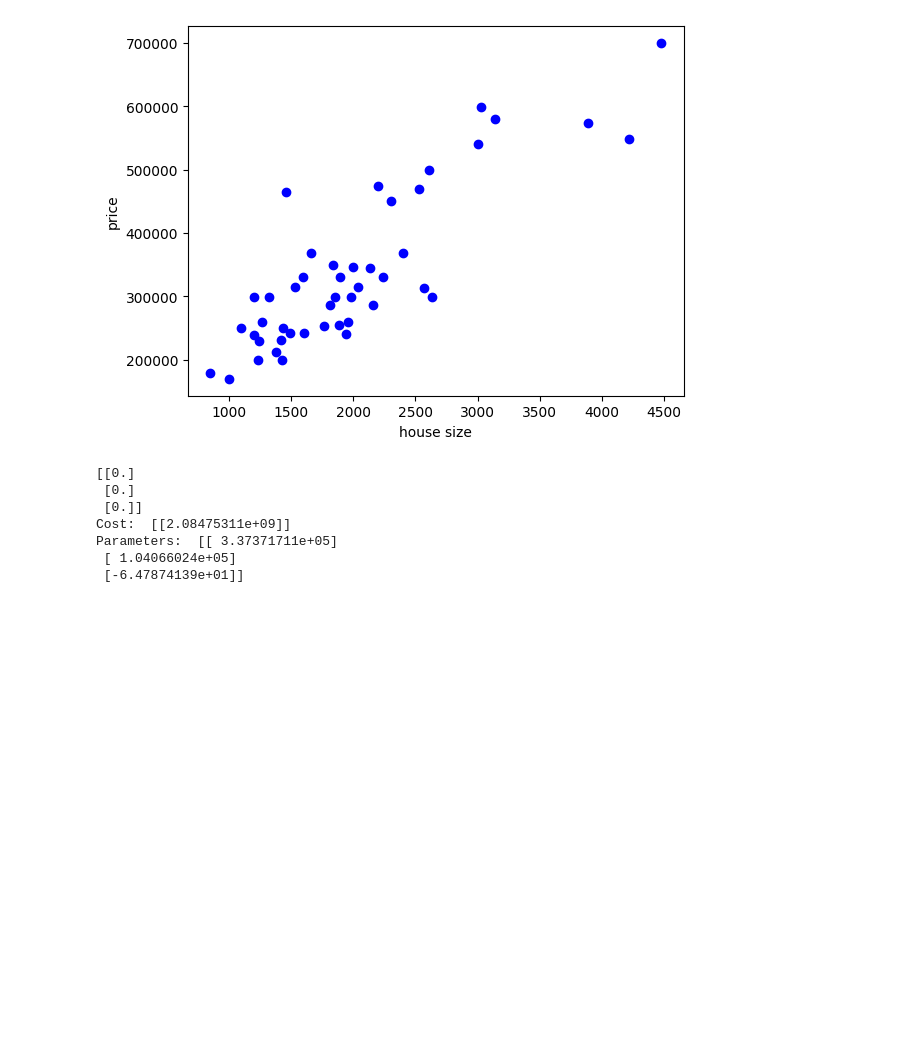
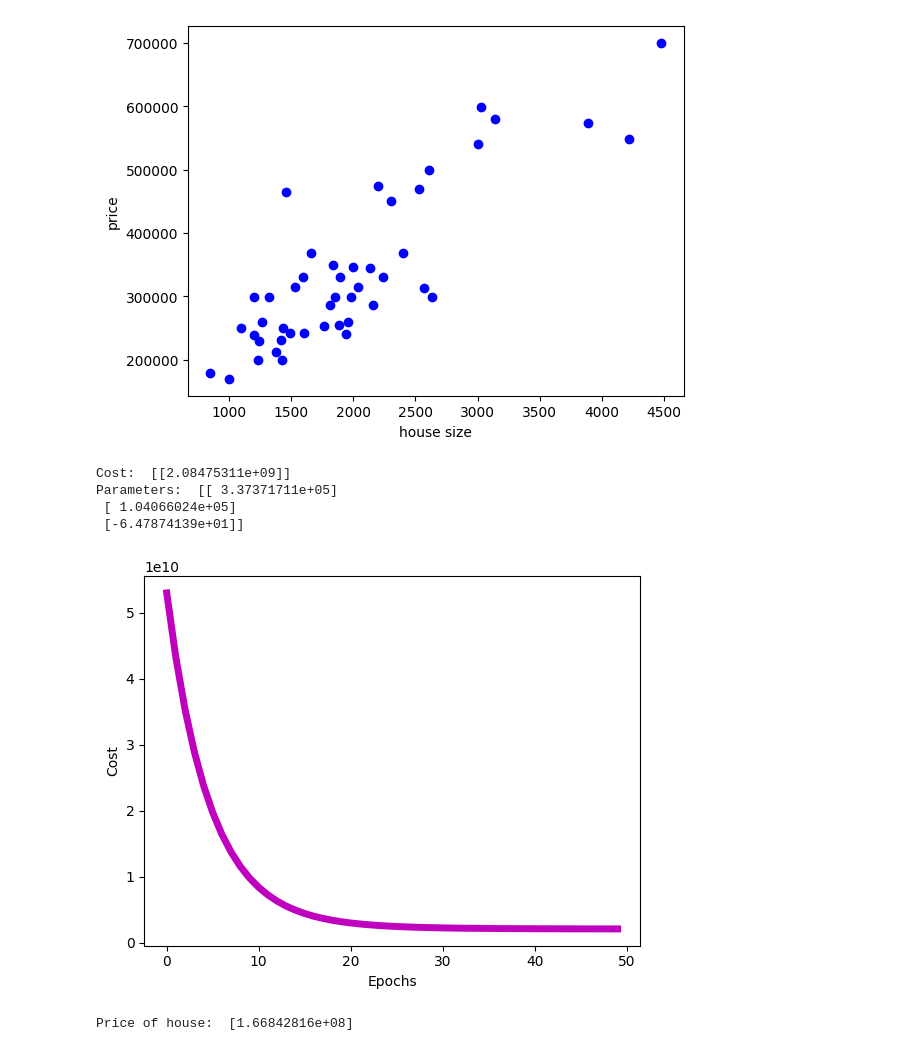
Before and after one commit to AndrewChang-cpu/Deep-Learning-Playground, a Jupyter notebook: ML/linearRegression.ipynb, the cells around one changed output. Cells and saved outputs as stored; diff of their text form; code cells hidden in the pictures; blank space fills up the shorter version.

Commit message:
Added remaining boilerplate code. Created function for plotting prediction line.

```diff
--- a/ML/linearRegression.ipynb
+++ b/ML/linearRegression.ipynb
@@ -41,21 +65,33 @@ def gradient_descent(x, y, theta, learning_rate=0.1, num_epochs=10):
 # %%
 x,y = load_data("house_price_data.txt")
 y = np.reshape(y, (46,1))
 x = np.hstack((np.ones((x.shape[0],1)), x))
 theta = np.zeros((x.shape[1], 1))
-print(theta)
 learning_rate = 0.1
 num_epochs = 50
 theta, J_all = gradient_descent(x, y, theta, learning_rate, num_epochs)
 J = cost_function(x, y, theta)
 print("Cost: ", J)
 print("Parameters: ", theta)
+
+#for testing and plotting cost
+n_epochs = []
+jplot = []
+count = 0
+for i in J_all:
+    jplot.append(i[0][0])
+    n_epochs.append(count)
+    count += 1
+jplot = np.array(jplot)
+n_epochs = np.array(n_epochs)
+plot_cost(jplot, n_epochs)
+
+test(theta, [1600, 3])
 # %% [output]
 [figure]
-[[0.]
- [0.]
- [0.]]
 Cost:  [[2.08475311e+09]]
 Parameters:  [[ 3.37371711e+05]
  [ 1.04066024e+05]
  [-6.47874139e+01]]
+[figure, added]
+Price of house:  [1.66842816e+08]
```
Also changed, not shown: parts of 3 cells of this notebook.
